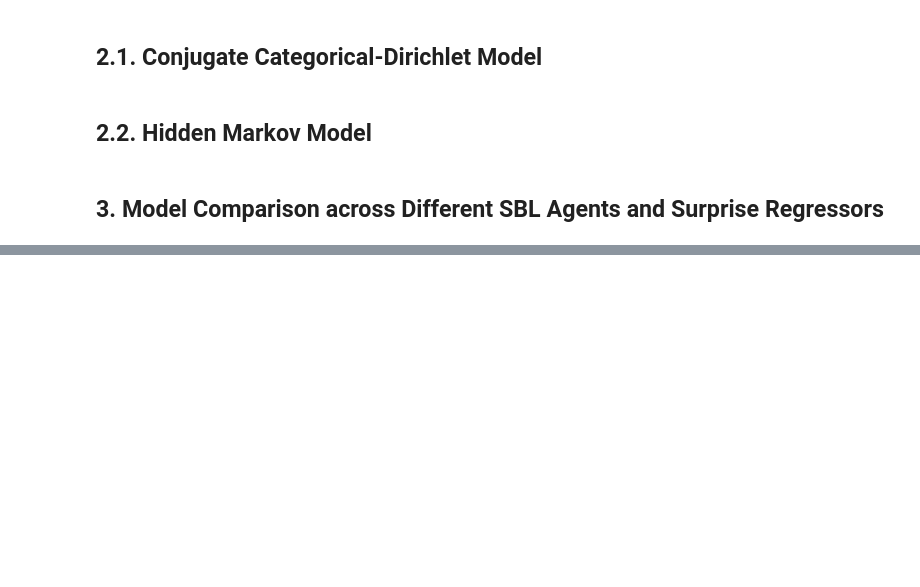
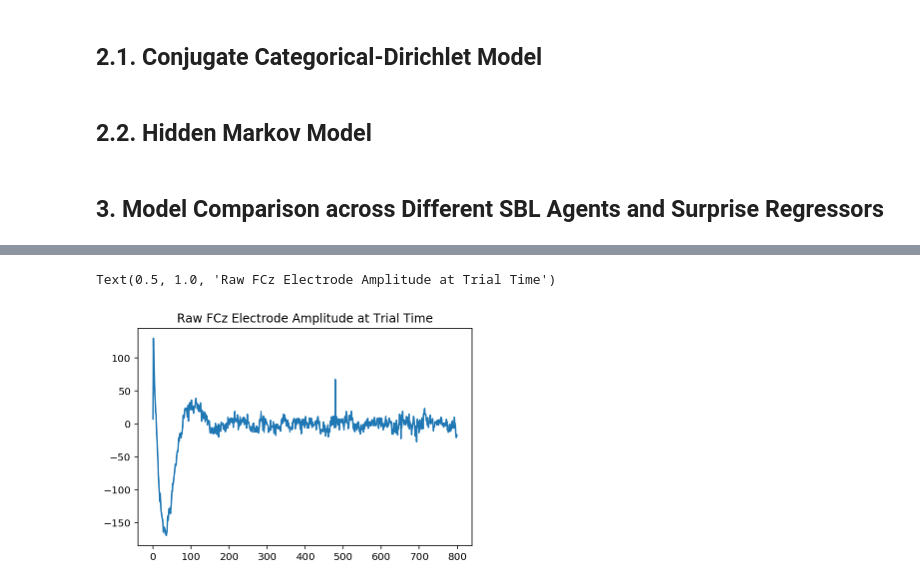
Before and after one commit to RobertTLange/SequentialBayesianLearning, a Jupyter notebook: workspace.ipynb, the cells around one changed output, grey strips where cells are left out. Cells and saved outputs as stored; diff of their text form; code cells hidden in the pictures; blank space fills up the shorter version.

```diff
--- a/workspace.ipynb
+++ b/workspace.ipynb
@@ -384,0 +244,6 @@ You can find the C code in this temporary file: /var/folders/b9/9jvh8qqs56j5p1rq
+# %%
+plt.plot(y_elec)
+plt.title("Raw FCz Electrode Amplitude at Trial Time")
+# %% [output]
+Text(0.5, 1.0, 'Raw FCz Electrode Amplitude at Trial Time')
+[figure, added]
```
Also changed, not shown: parts of 18 cells of this notebook, 1 other file.
